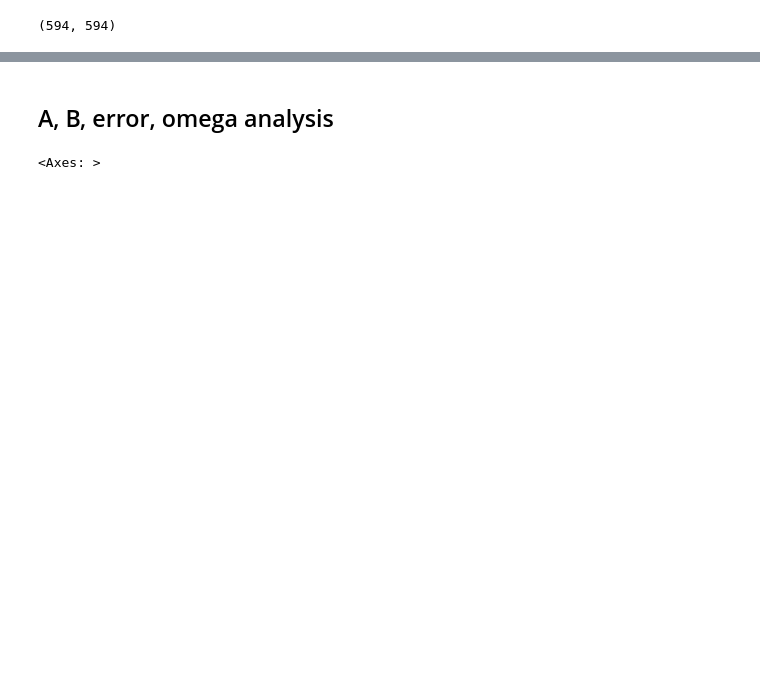
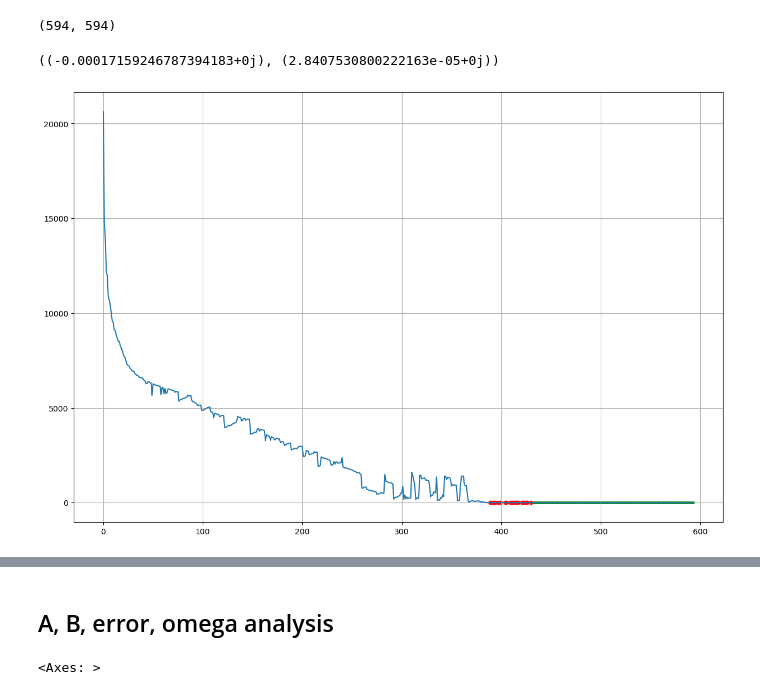
Before and after one commit to chris-polymetrix/ReconstructionAnalysis, a Jupyter notebook: debugging_rust_pgo.ipynb, the cells around one changed output, grey strips where cells are left out. Saved outputs shown, nothing was run; the diff lists cells and outputs as text; code cells hidden in the pictures; blank space fills up the shorter version.

```diff
--- a/debugging_rust_pgo.ipynb
+++ b/debugging_rust_pgo.ipynb
@@ -17,4 +17,14 @@ with open(path, "r") as inp:
 data.shape
 # %% [output]
 (594, 594)
+# %%
+plt.plot(np.linalg.eigvals(data))
+plt.scatter(np.array([i for i, x in enumerate(np.linalg.eigvals(data)) if x < 0]), np.linalg.eigvals(data)[np.linalg.eigvals(data) < 0], c="r", s=20)
+plt.scatter(np.array([i for i, x in enumerate(np.linalg.eigvals(data)) if x == 0]), np.linalg.eigvals(data)[np.linalg.eigvals(data) == 0], c="g", s=5)
+# plt.ylim((-0.0005,0.0005))
+plt.grid(True, "both")
+np.min(np.linalg.eigvals(data)), np.min(np.linalg.eigvals(data + np.eye(data.shape[0])*0.0002))
+# %% [output]
+((-0.00017159246787394183+0j), (2.8407530800222163e-05+0j))
+[figure, added]
 # %%
```
Also changed, not shown: parts of 10 cells of this notebook, 3 other files.
